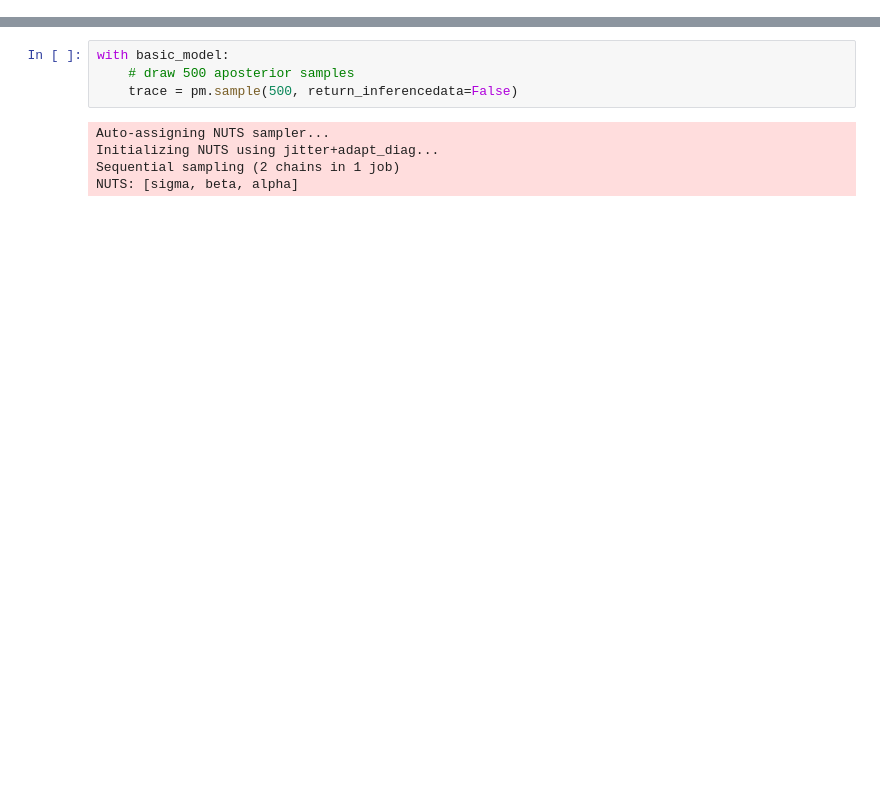
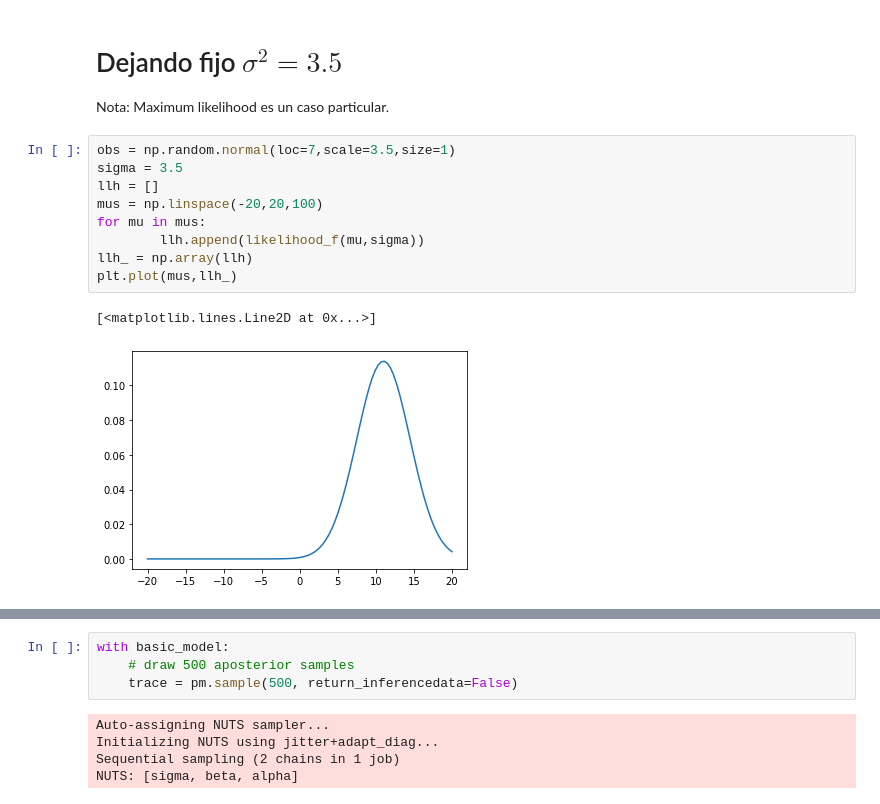
Before and after one commit to molgor/tutorial_pymc3, a Jupyter notebook: notebooks/Tutorial PMC3-nuevo.ipynb, the cells around one changed output, grey strips where cells are left out. Cells and saved outputs as stored; diff of their text form; blank space fills up the shorter version.

```diff
--- a/notebooks/Tutorial PMC3-nuevo.ipynb
+++ b/notebooks/Tutorial PMC3-nuevo.ipynb
@@ -114,0 +96,16 @@ MCMC (Markov Chain Monte Carlo)
+# %% [markdown]
+# Dejando fijo $\sigma^2 = 3.5 $
+
+Nota: Maximum likelihood es un caso particular.
+# %%
+obs = np.random.normal(loc=7,scale=3.5,size=1)
+sigma = 3.5
+llh = []
+mus = np.linspace(-20,20,100)
+for mu in mus:
+        llh.append(likelihood_f(mu,sigma))
+llh_ = np.array(llh)
+plt.plot(mus,llh_)
+# %% [output]
+[<matplotlib.lines.Line2D at 0x...>]
+[figure, added]
```
Also changed, not shown: parts of 64 cells of this notebook, 6 other files.
